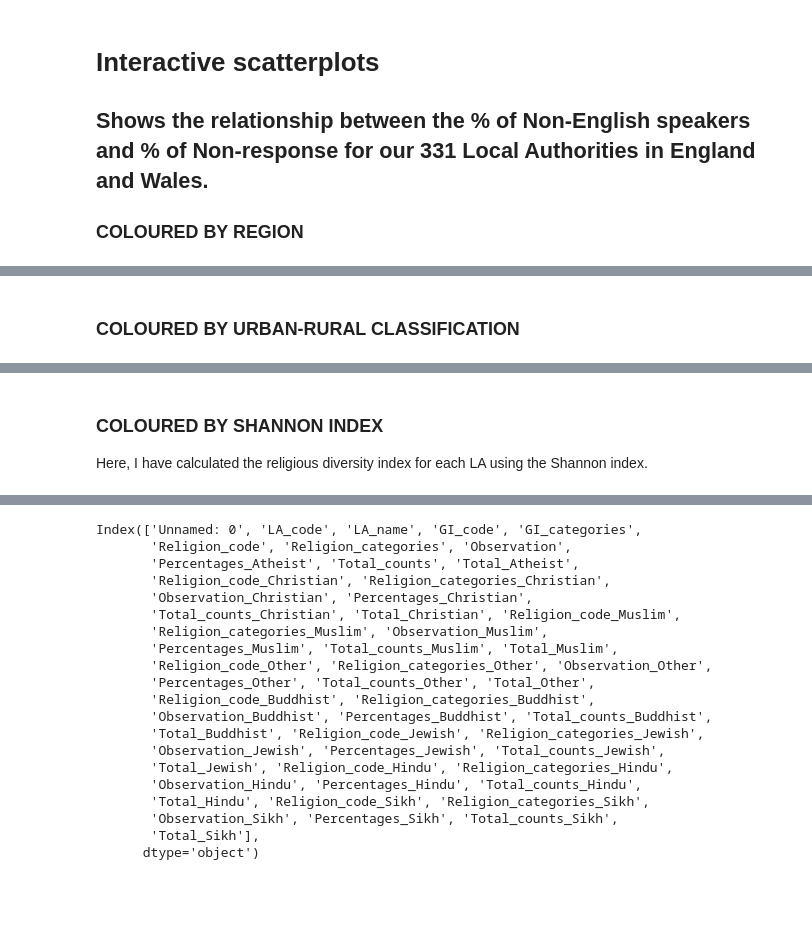
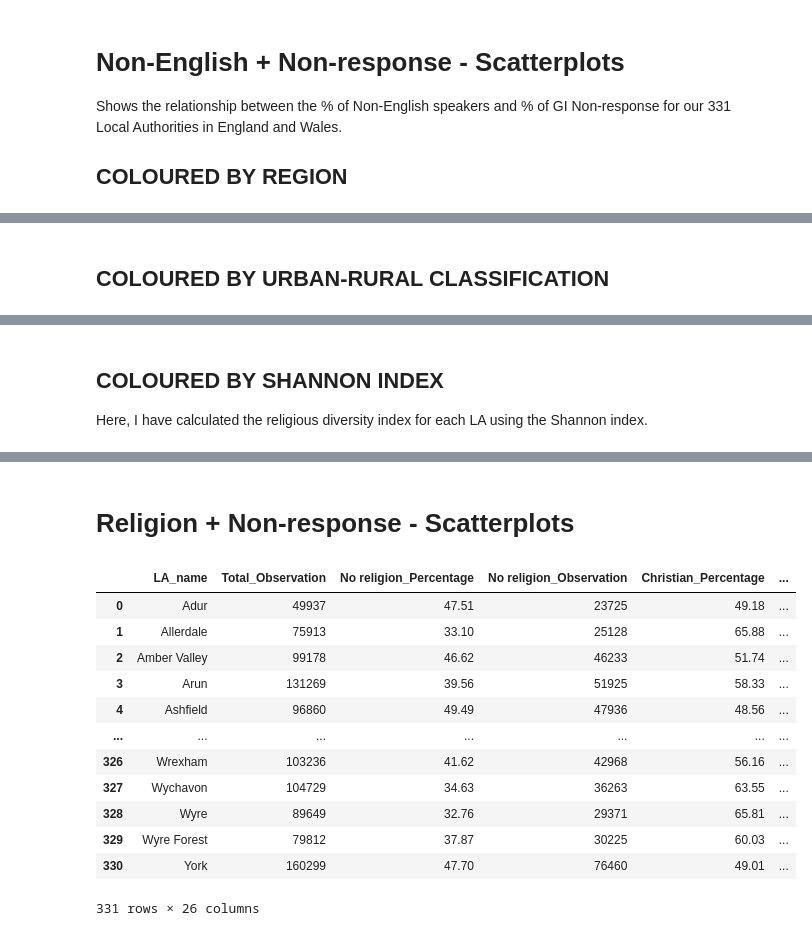
Before and after one commit to UKDataServiceOpen/InteractiveGender, a Jupyter notebook: Python/GI_outputs.ipynb, the cells around one changed output, grey strips where cells are left out. Drawn from its saved outputs; the diff is of its cells as text; code cells hidden in the pictures; blank space fills up the shorter version.

```diff
--- a/Python/GI_outputs.ipynb
+++ b/Python/GI_outputs.ipynb
@@ -55,6 +50,6 @@ df2.head()
 # %% [markdown]
-# Interactive scatterplots
+# Non-English + Non-response - Scatterplots
 
-## Shows the relationship between the % of Non-English speakers and % of Non-response for our 331 Local Authorities in England and Wales.
+Shows the relationship between the % of Non-English speakers and % of GI Non-response for our 331 Local Authorities in England and Wales.
 
-### COLOURED BY REGION
+## COLOURED BY REGION
@@ -107,7 +100,7 @@ curdoc().add_root(column(button, p1))
 [interactive output not drawn]
 [interactive output not drawn]
 # %% [markdown]
-### COLOURED BY URBAN-RURAL CLASSIFICATION
+## COLOURED BY URBAN-RURAL CLASSIFICATION
 # %%
 from bokeh.transform import factor_cmap, factor_mark
 from bokeh.plotting import figure, show
@@ -148,7 +137,7 @@ show(p2)
 [interactive output not drawn]
 [interactive output not drawn]
 # %% [markdown]
-### COLOURED BY SHANNON INDEX
+## COLOURED BY SHANNON INDEX
 
 Here, I have calculated the religious diversity index for each LA using the Shannon index.
 # %%
@@ -186,33 +175,28 @@ show(p2)
 [interactive output not drawn]
 [interactive output not drawn]
 [interactive output not drawn]
+# %% [markdown]
+# Religion + Non-response - Scatterplots
 # %%
 # Read-in pre-processed data for religion
 
-rel = pd.read_csv('/Users/loucap/Documents/GitWork/InteractiveGender/Data/cleaned_religion_GI.csv')
+rel = pd.read_csv('../Data/religion_gi_cleaned.csv')
-# %%
-rel.columns
-# %% [output]
-Index(['Unnamed: 0', 'LA_code', 'LA_name', 'GI_code', 'GI_categories',
-       'Religion_code', 'Religion_categories', 'Observation',
-       'Percentages_Atheist', 'Total_counts', 'Total_Atheist',
-       'Religion_code_Christian', 'Religion_categories_Christian',
-       'Observation_Christian', 'Percentages_Christian',
-       'Total_counts_Christian', 'Total_Christian', 'Religion_code_Muslim',
-       'Religion_categories_Muslim', 'Observation_Muslim',
-       'Percentages_Muslim', 'Total_counts_Muslim', 'Total_Muslim',
-       'Religion_code_Other', 'Religion_categories_Other', 'Observation_Other',
-       'Percentages_Other', 'Total_counts_Other', 'Total_Other',
-       'Religion_code_Buddhist', 'Religion_categories_Buddhist',
-       'Observation_Buddhist', 'Percentages_Buddhist', 'Total_counts_Buddhist',
-       'Total_Buddhist', 'Religion_code_Jewish', 'Religion_categories_Jewish',
-       'Observation_Jewish', 'Percentages_Jewish', 'Total_counts_Jewish',
-       'Total_Jewish', 'Religion_code_Hindu', 'Religion_categories_Hindu',
-       'Observation_Hindu', 'Percentages_Hindu', 'Total_counts_Hindu',
-       'Total_Hindu', 'Religion_code_Sikh', 'Religion_categories_Sikh',
-       'Observation_Sikh', 'Percentages_Sikh', 'Total_counts_Sikh',
-       'Total_Sikh'],
-      dtype='object')
+# %%
+rel
+# %% [output]
+|  | LA_name | Total_Observation | No religion_Percentage | No religion_Observation | Christian_Percentage | ... |
+| 0 | Adur | 49937 | 47.51 | 23725 | 49.18 | ... |
+| 1 | Allerdale | 75913 | 33.10 | 25128 | 65.88 | ... |
+| 2 | Amber Valley | 99178 | 46.62 | 46233 | 51.74 | ... |
+| 3 | Arun | 131269 | 39.56 | 51925 | 58.33 | ... |
+| 4 | Ashfield | 96860 | 49.49 | 47936 | 48.56 | ... |
+| ... | ... | ... | ... | ... | ... | ... |
+| 326 | Wrexham | 103236 | 41.62 | 42968 | 56.16 | ... |
+| 327 | Wychavon | 104729 | 34.63 | 36263 | 63.55 | ... |
+| 328 | Wyre | 89649 | 32.76 | 29371 | 65.81 | ... |
+| 329 | Wyre Forest | 79812 | 37.87 | 30225 | 60.03 | ... |
+| 330 | York | 160299 | 47.70 | 76460 | 49.01 | ... |
+331 rows × 26 columns
 # %%
 from bokeh.layouts import column
 from bokeh.models import ColumnDataSource, Select, HoverTool
```
Also changed, not shown: parts of 11 cells of this notebook, 36 other files.
